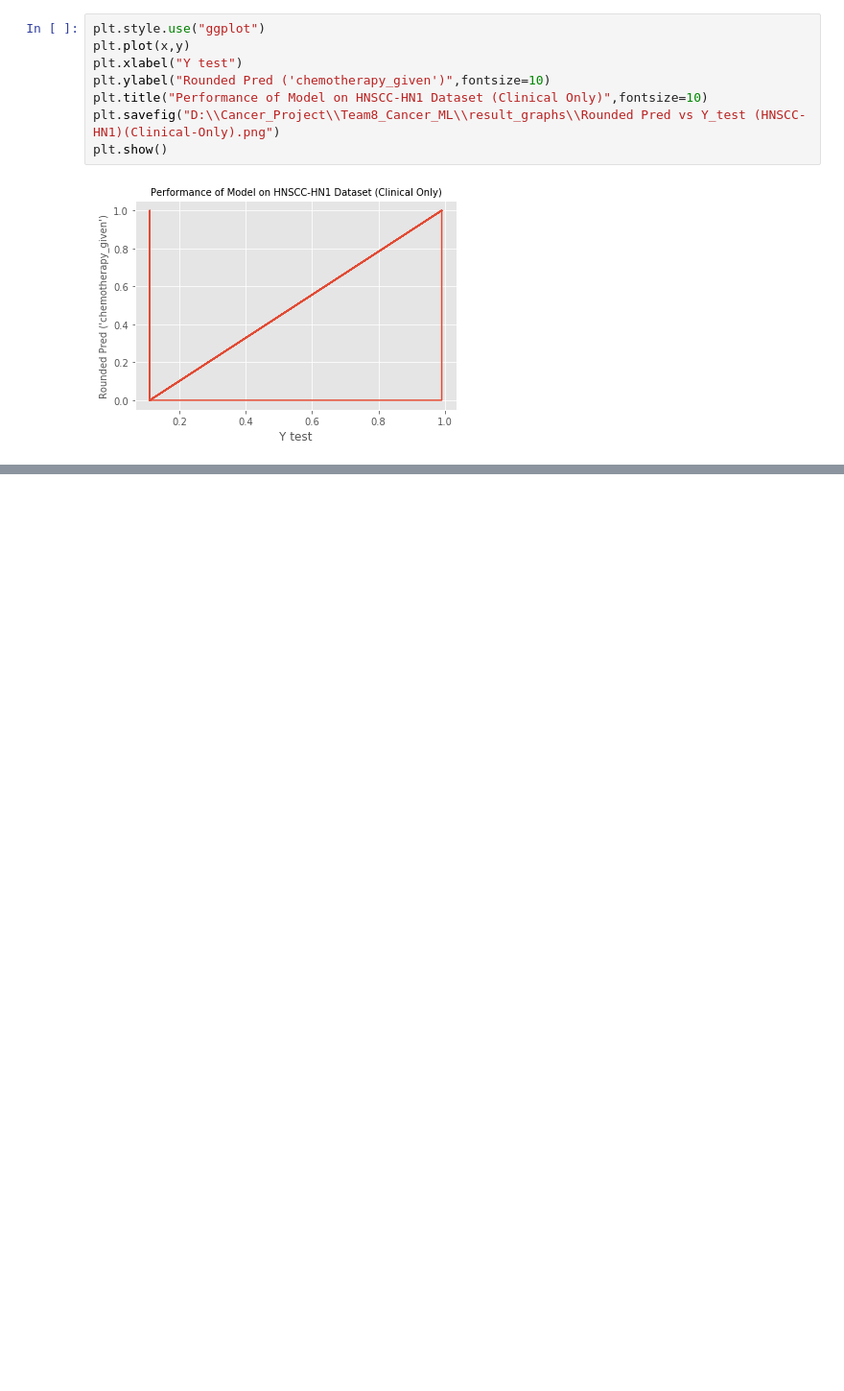
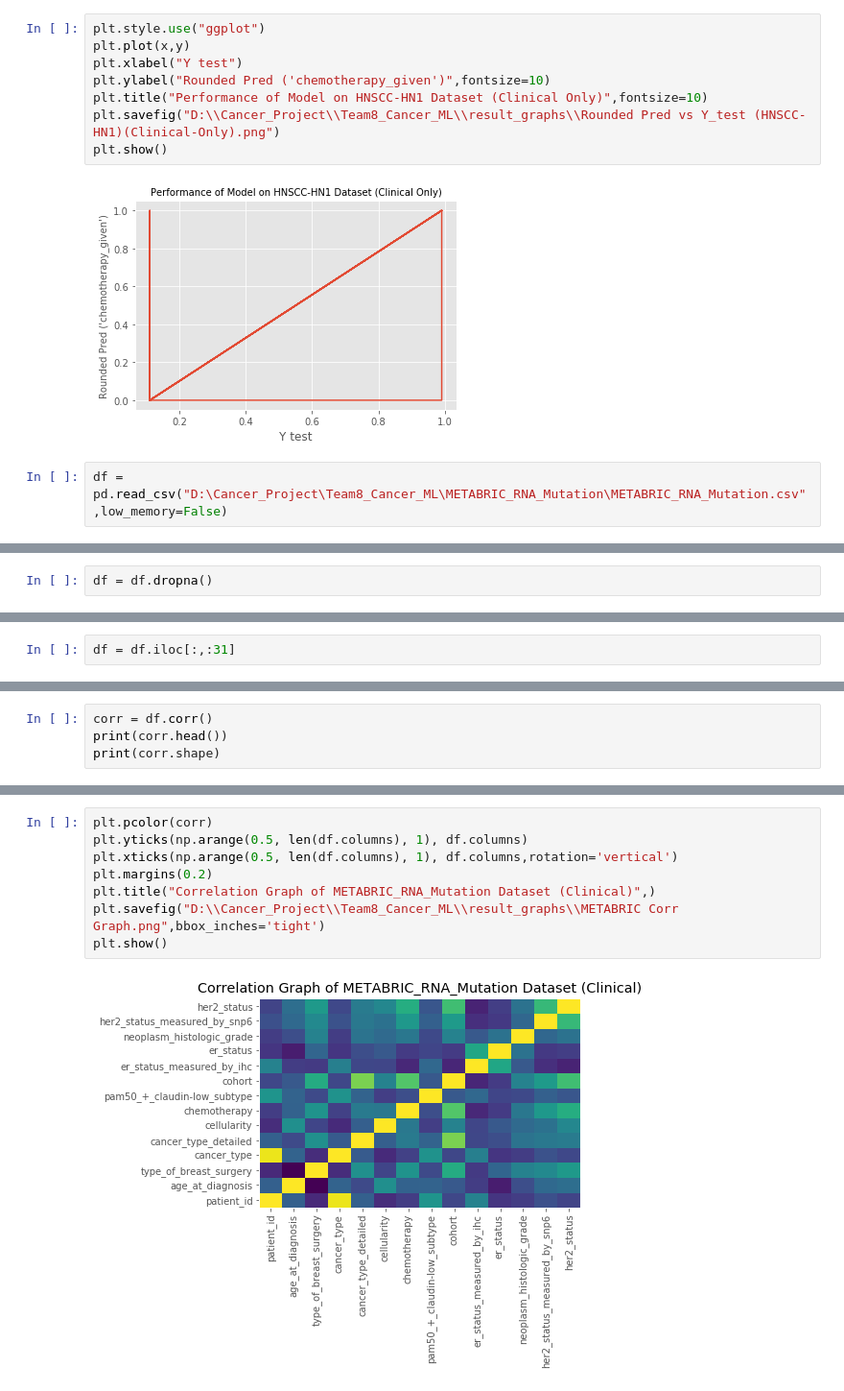
Before and after one commit to NM-Supercomputing-Challenge/Team8_Cancer_ML, a Jupyter notebook: data_vis.ipynb, the cells around one changed output, grey strips where cells are left out. Shown at 96% size. Saved outputs shown, nothing was run; the diff lists cells and outputs as text; blank space fills up the shorter version.

Commit message:
new graph

```diff
--- a/data_vis.ipynb
+++ b/data_vis.ipynb
@@ -118,3 +118,5 @@ plt.savefig("D:\\Cancer_Project\\Team8_Cancer_ML\\result_graphs\\Rounded Pred vs
 plt.show()
 # %% [output]
 [figure]
+# %%
+df = pd.read_csv("D:\Cancer_Project\Team8_Cancer_ML\METABRIC_RNA_Mutation\METABRIC_RNA_Mutation.csv",low_memory=False)
@@ -120,0 +137,2 @@ plt.show()
+# %%
+df = df.dropna()
@@ -120,0 +153,2 @@ plt.show()
+# %%
+df = df.iloc[:,:31]
@@ -120,0 +169,4 @@ plt.show()
+# %%
+corr = df.corr()
+print(corr.head())
+print(corr.shape)
@@ -120,0 +191,10 @@ plt.show()
+# %%
+plt.pcolor(corr)
+plt.yticks(np.arange(0.5, len(df.columns), 1), df.columns)
+plt.xticks(np.arange(0.5, len(df.columns), 1), df.columns,rotation='vertical')
+plt.margins(0.2)
+plt.title("Correlation Graph of METABRIC_RNA_Mutation Dataset (Clinical)",)
+plt.savefig("D:\\Cancer_Project\\Team8_Cancer_ML\\result_graphs\\METABRIC Corr Graph.png",bbox_inches='tight')
+plt.show()
+# %% [output]
+[figure, added]
```
Also changed, not shown: parts of 7 cells of this notebook.
